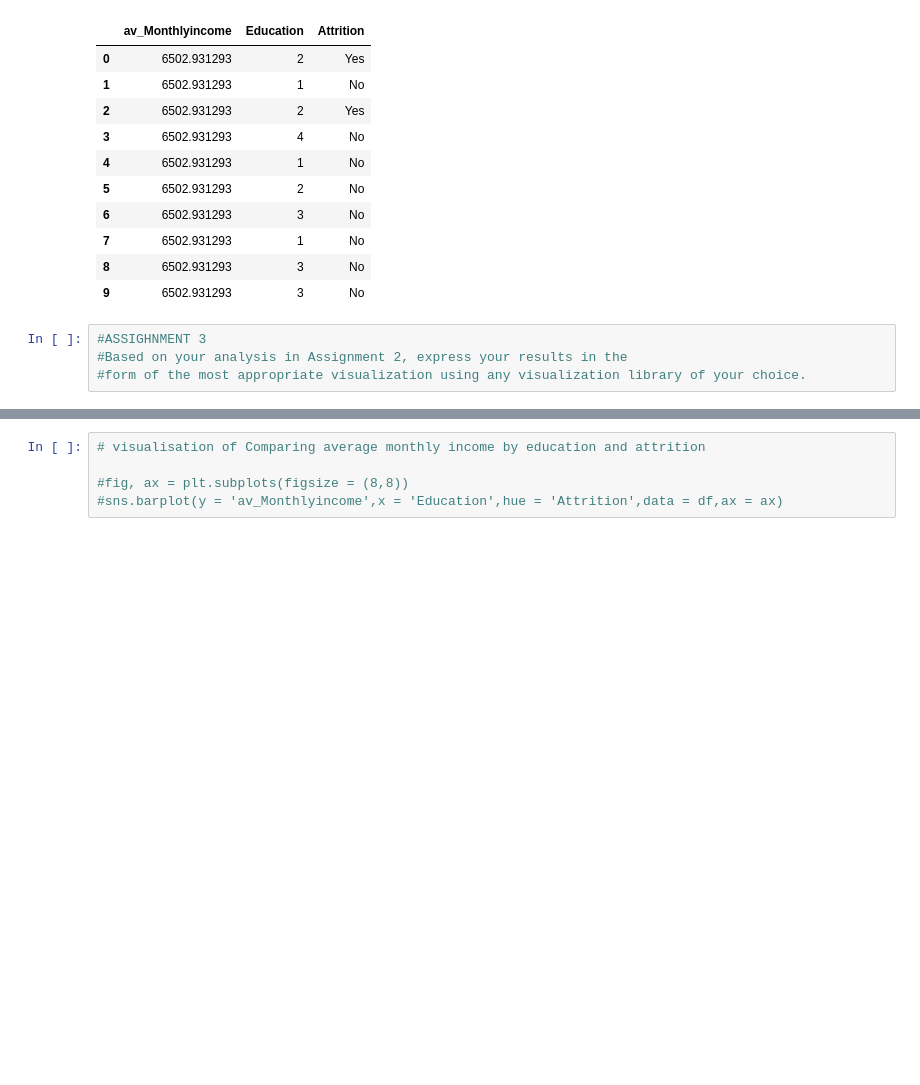
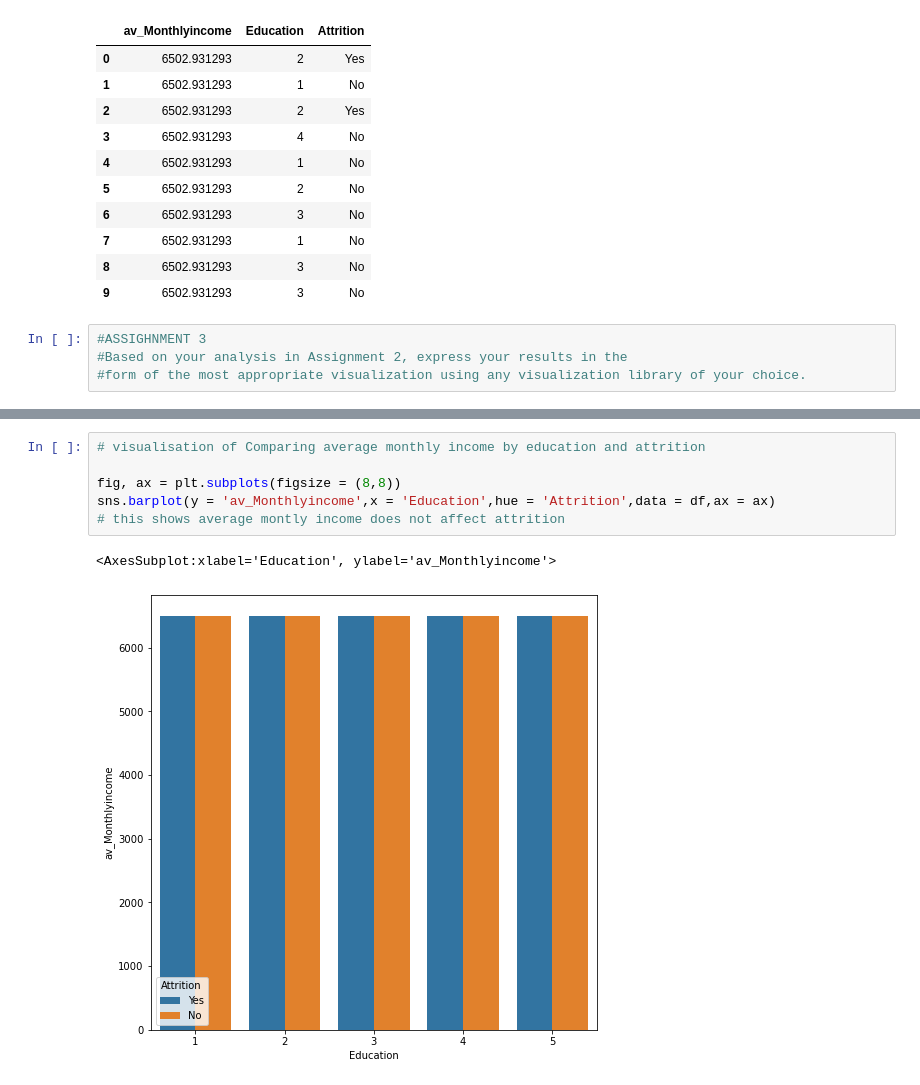
Before and after one commit to clintonmaiko/ADS-Assignment-2-3, a Jupyter notebook: assignment 2 and 3.ipynb, the cells around one changed output, grey strips where cells are left out. Saved outputs shown, nothing was run; the diff lists cells and outputs as text; blank space fills up the shorter version.

```diff
--- a/assignment 2 and 3.ipynb
+++ b/assignment 2 and 3.ipynb
@@ -145,5 +139,9 @@ plt.title("How Distance from home and job role  effect the attrition");
 # %%
 # visualisation of Comparing average monthly income by education and attrition
 
-#fig, ax = plt.subplots(figsize = (8,8))
-#sns.barplot(y = 'av_Monthlyincome',x = 'Education',hue = 'Attrition',data = df,ax = ax)
+fig, ax = plt.subplots(figsize = (8,8))
+sns.barplot(y = 'av_Monthlyincome',x = 'Education',hue = 'Attrition',data = df,ax = ax)
+# this shows average montly income does not affect attrition
+# %% [output]
+<AxesSubplot:xlabel='Education', ylabel='av_Monthlyincome'>
+[figure, added]
```
Also changed, not shown: parts of 3 cells of this notebook.
